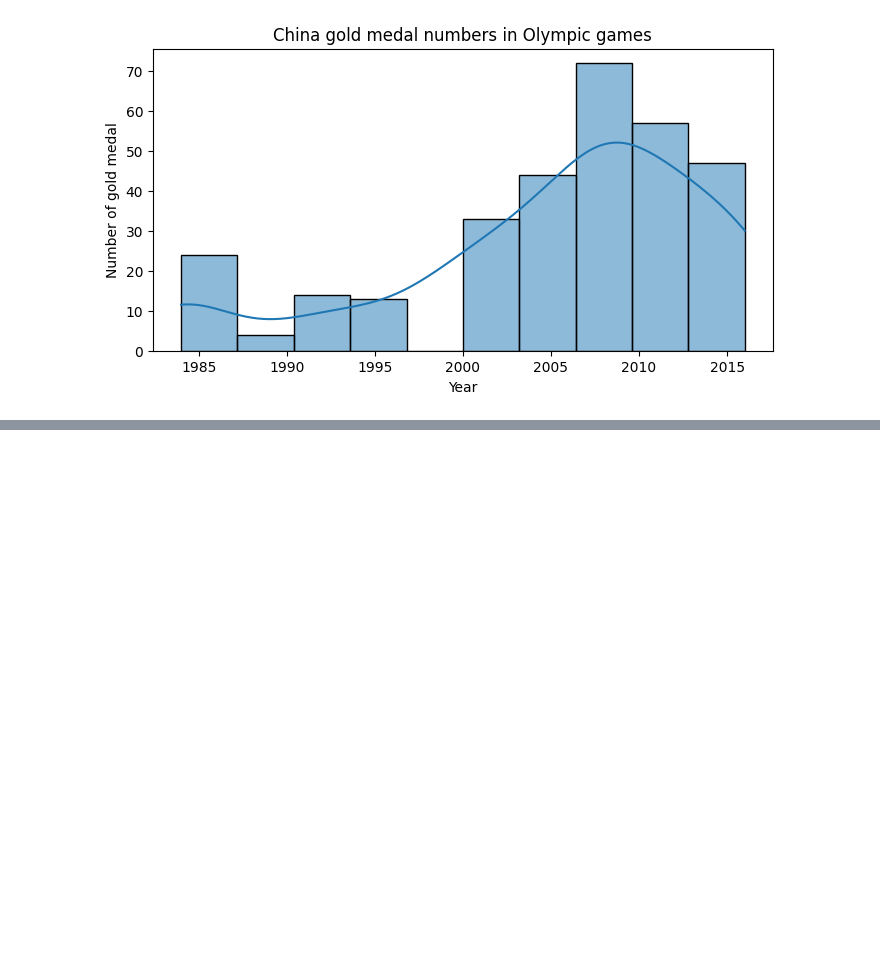
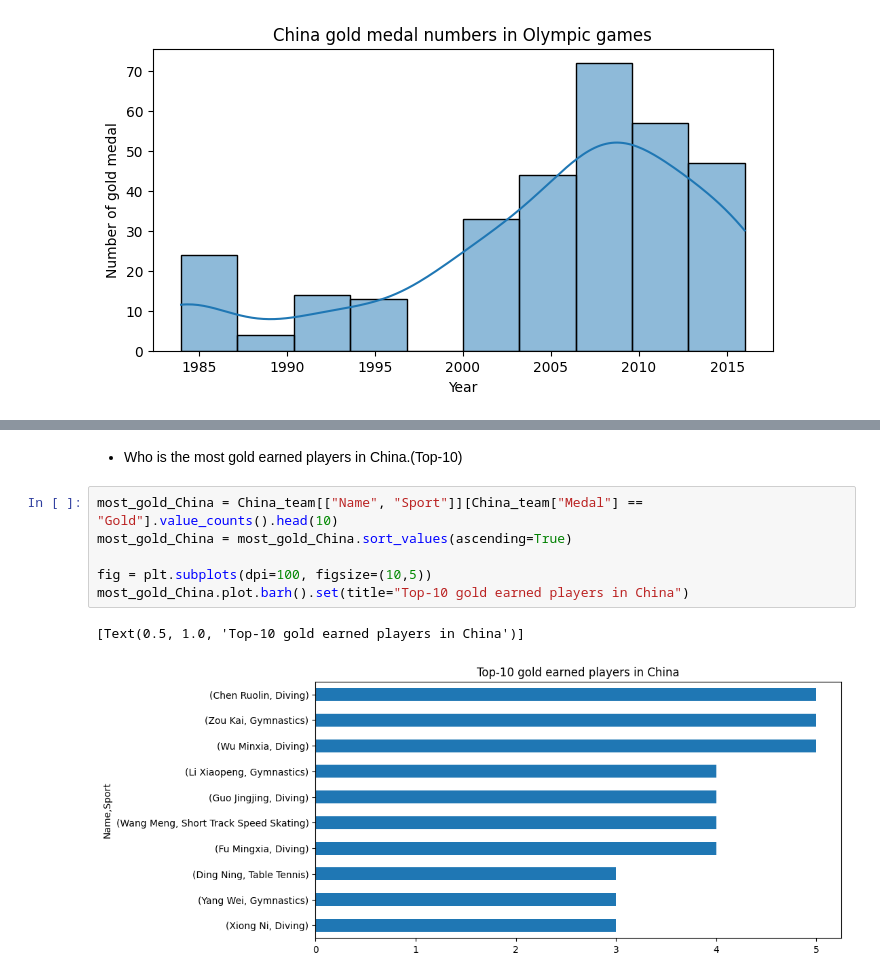
Before and after one commit to cooperhankun/Databehandling-OS-projekt-Kun-Xiu, a Jupyter notebook: Projekt-OS.ipynb, the cells around one changed output, grey strips where cells are left out. Drawn from its saved outputs; the diff is of its cells as text; blank space fills up the shorter version.

```diff
--- a/Projekt-OS.ipynb
+++ b/Projekt-OS.ipynb
@@ -213,0 +308,11 @@ sns.histplot(china_gold, x="Year", kde=True).set(title="China gold medal numbers
+# %% [markdown]
+- Who is the most gold earned players in China.(Top-10)
+# %%
+most_gold_China = China_team[["Name", "Sport"]][China_team["Medal"] == "Gold"].value_counts().head(10)
+most_gold_China = most_gold_China.sort_values(ascending=True)
+
+fig = plt.subplots(dpi=100, figsize=(10,5))
+most_gold_China.plot.barh().set(title="Top-10 gold earned players in China")
+# %% [output]
+[Text(0.5, 1.0, 'Top-10 gold earned players in China')]
+[figure, added]
```
Also changed, not shown: parts of 21 cells of this notebook.
